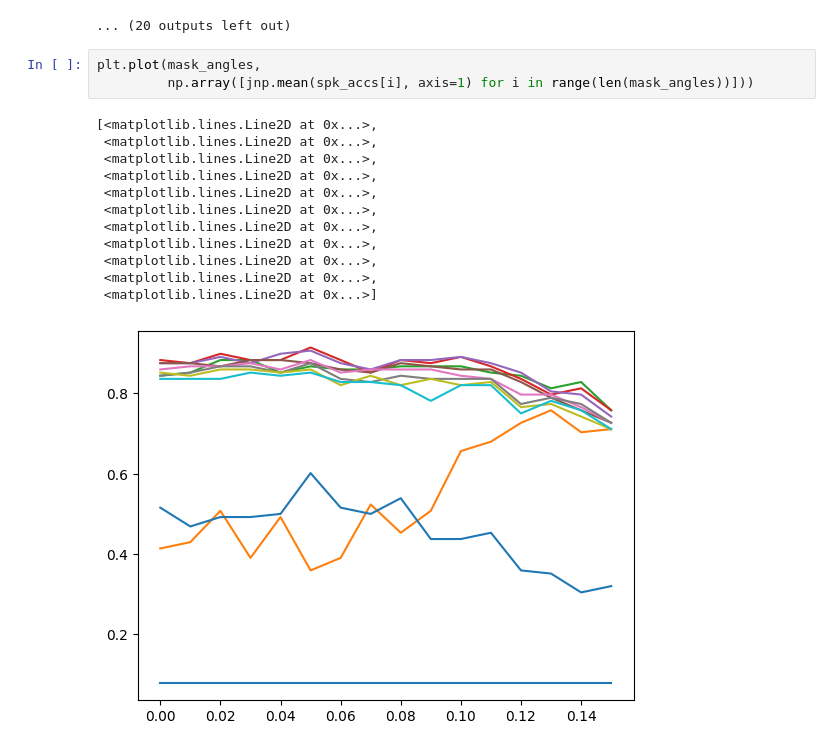
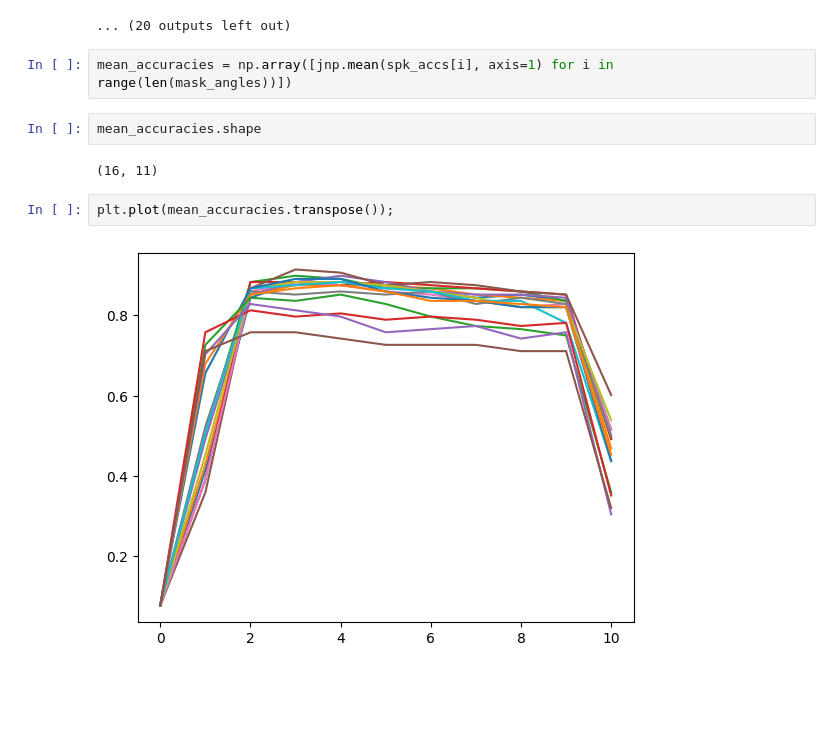
Before and after one commit to wilkieolin/phasor_jax, a Jupyter notebook: sparsity test.ipynb, the cells around one changed output. Drawn from its saved outputs; the diff is of its cells as text; blank space fills up the shorter version.

Commit message:
fixed spiking acc. plot

```diff
--- a/sparsity test.ipynb
+++ b/sparsity test.ipynb
@@ -200,19 +200,13 @@ Solving layer phasor_dense_1
 Solving layer phasor_dense
 Solving layer phasor_dense_1
 ... (20 outputs left out)
+# %%
+mean_accuracies = np.array([jnp.mean(spk_accs[i], axis=1) for i in range(len(mask_angles))])
+# %%
+mean_accuracies.shape
+# %% [output]
+(16, 11)
 # %%
-plt.plot(mask_angles,
-         np.array([jnp.mean(spk_accs[i], axis=1) for i in range(len(mask_angles))]))
+plt.plot(mean_accuracies.transpose());
 # %% [output]
-[<matplotlib.lines.Line2D at 0x...>,
- <matplotlib.lines.Line2D at 0x...>,
- <matplotlib.lines.Line2D at 0x...>,
- <matplotlib.lines.Line2D at 0x...>,
- <matplotlib.lines.Line2D at 0x...>,
- <matplotlib.lines.Line2D at 0x...>,
- <matplotlib.lines.Line2D at 0x...>,
- <matplotlib.lines.Line2D at 0x...>,
- <matplotlib.lines.Line2D at 0x...>,
- <matplotlib.lines.Line2D at 0x...>,
- <matplotlib.lines.Line2D at 0x...>]
-[figure, old version]
+[figure, new version]
```
